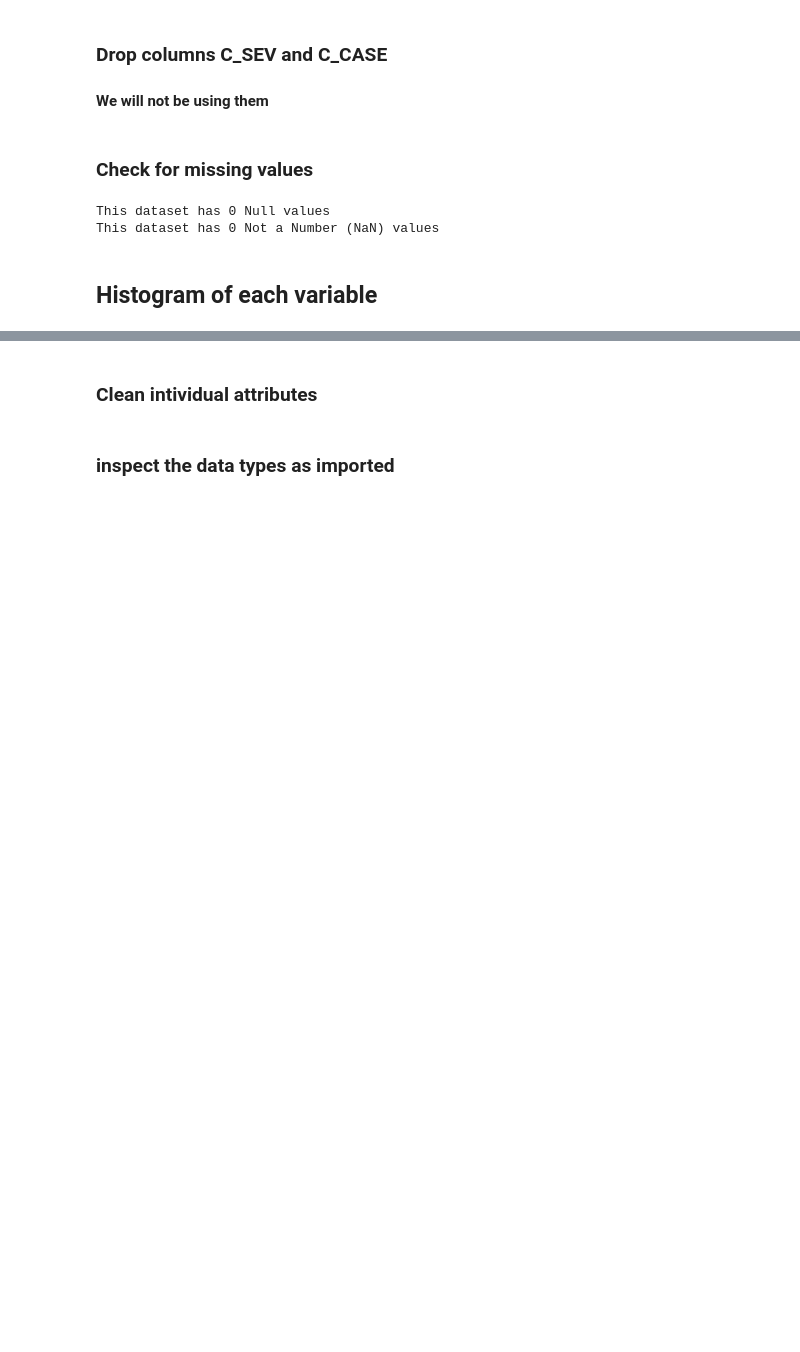
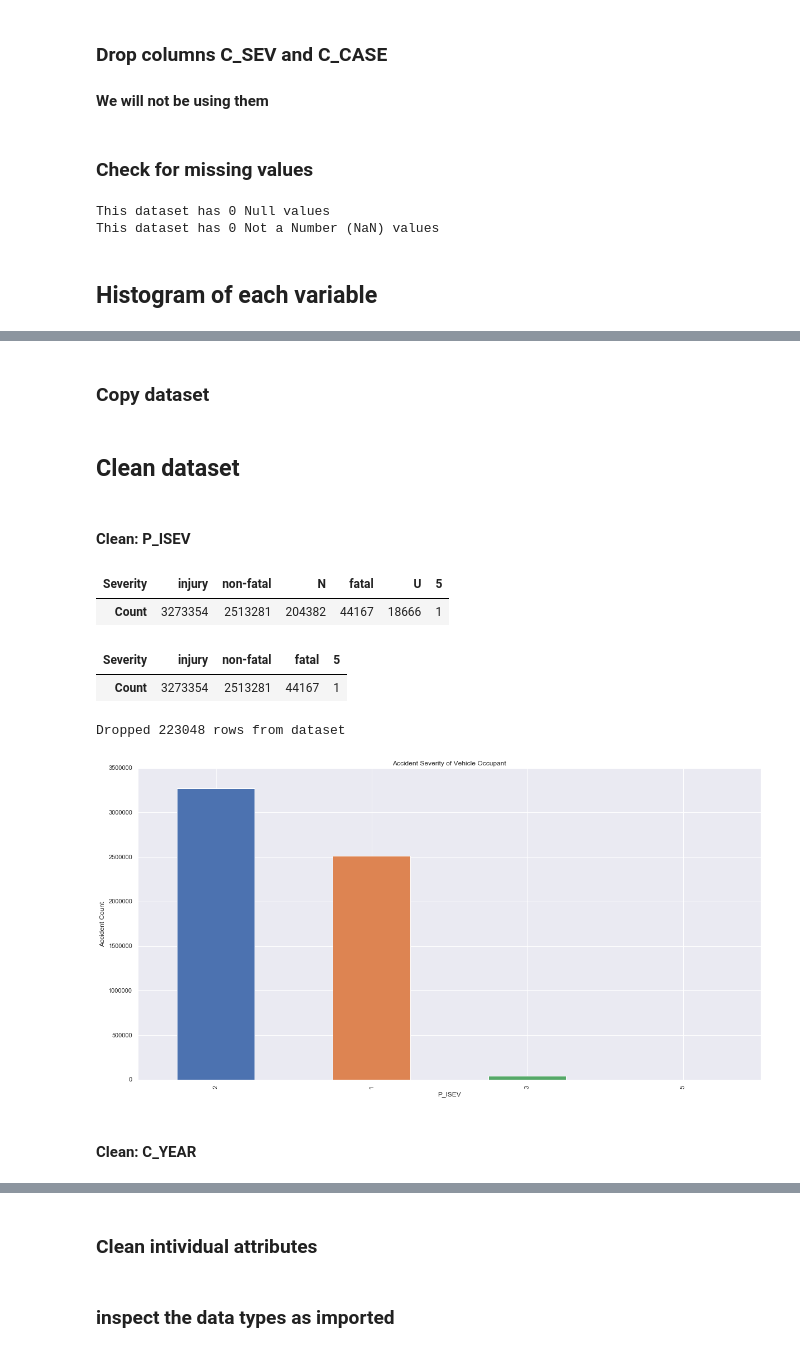
Before and after one commit to pgunabal/Capstone_CKME136_Winter_2018, a Jupyter notebook: CKME136_2018_dataprep.ipynb, the cells around one changed output, grey strips where cells are left out. Saved outputs shown, nothing was run; the diff lists cells and outputs as text; code cells hidden in the pictures; blank space fills up the shorter version.

Commit message:
added clean function and improved data cleaning

```diff
--- a/CKME136_2018_dataprep.ipynb
+++ b/CKME136_2018_dataprep.ipynb
@@ -380,0 +492,2 @@ by_severity_count(df, 'P_USER', 'P_ISEV')
+# %% [markdown]
+### Copy dataset
@@ -381,5 +496,20 @@ by_severity_count(df, 'P_USER', 'P_ISEV')
+# %% [markdown]
+## Clean dataset
+# %% [markdown]
+#### Clean: P_ISEV
 # %%
-drop_count = df['P_ISEV'].isin(['U', 'N', 'X' ]).sum()
+#P_ISEV
+display(severity_count(df['P_ISEV']).transpose())
+drop_count = df['P_ISEV'].isin(['U', 'N',]).sum()
 df.drop(df.index[df['P_ISEV'].isin(['U', 'N'])], inplace=True)
 df = df.reset_index(drop=True)
+display(severity_count(df['P_ISEV']).transpose())
+plotSimpleHist(df['P_ISEV'], 'Accident Severity of Vehicle Occupant', hight=10, width=20)
 print("Dropped {drop_count} rows from dataset".format(drop_count = drop_count))
+# %% [output]
+| Severity | injury | non-fatal | N | fatal | U | 5 |
+| Count | 3273354 | 2513281 | 204382 | 44167 | 18666 | 1 |
+| Severity | injury | non-fatal | fatal | 5 |
+| Count | 3273354 | 2513281 | 44167 | 1 |
+Dropped 223048 rows from dataset
+[figure, added]
@@ -398,0 +516,2 @@ df.shape
+# %% [markdown]
+#### Clean: C_YEAR
```
Also changed, not shown: parts of 41 cells of this notebook, 1 other file.
